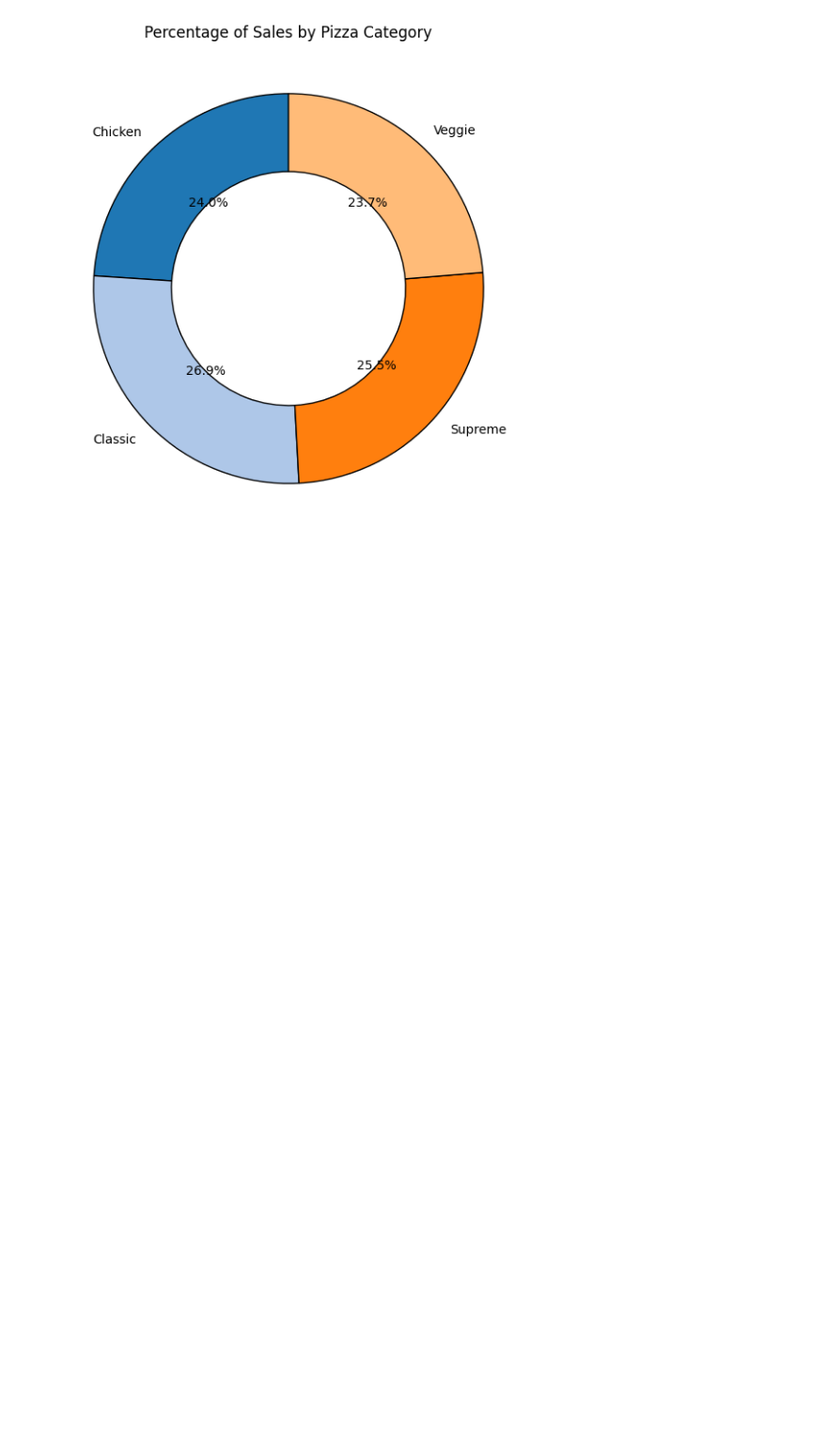
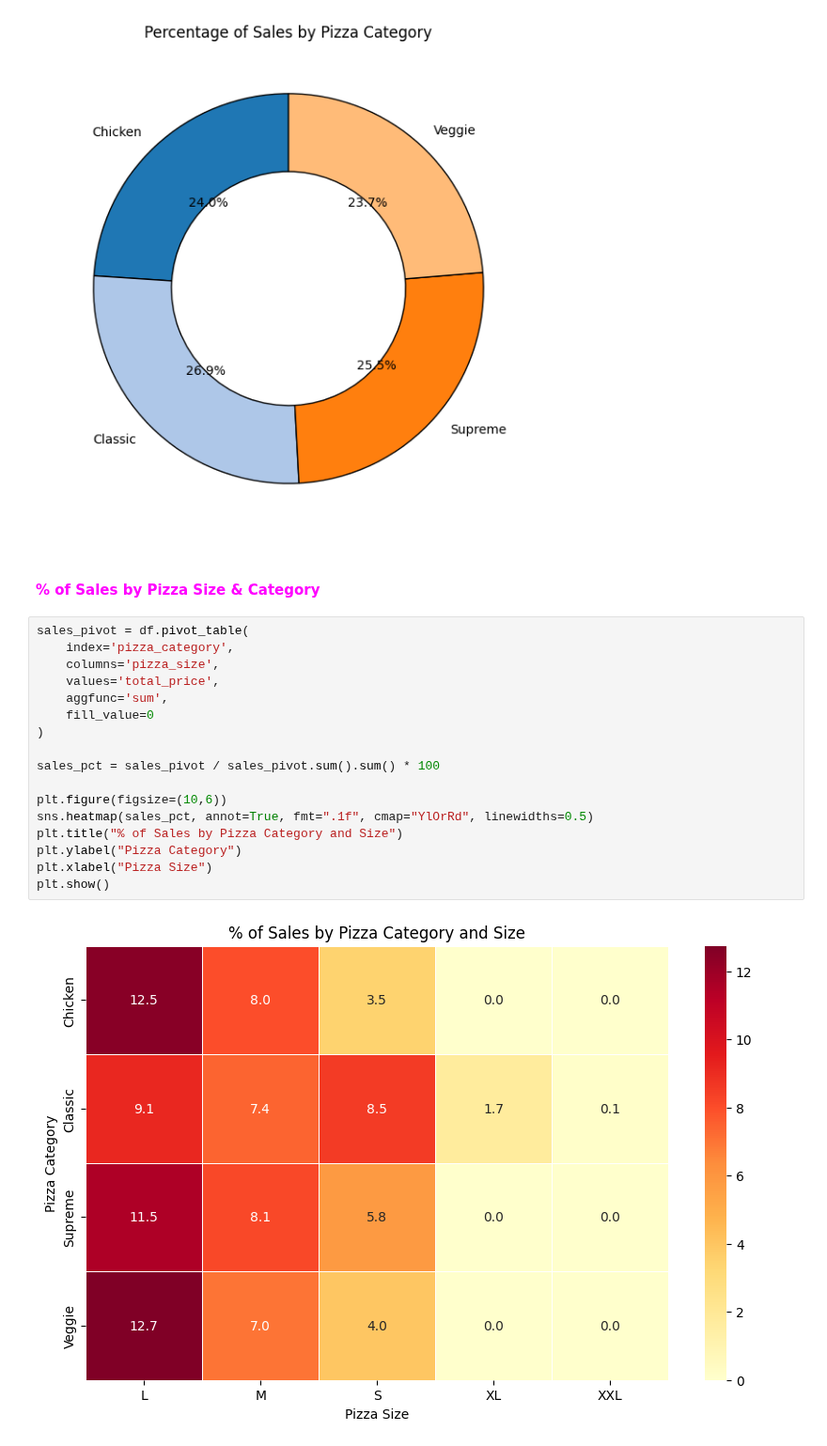
Before and after one commit to AnkitBhagat17/Data_Visualization, a Jupyter notebook: Python Project/Pizaa_Sales.ipynb, the cells around one changed output. Shown at 94% size. Cells and saved outputs as stored; diff of their text form; blank space fills up the shorter version.

Commit message:
Chart's

```diff
--- a/Python Project/Pizaa_Sales.ipynb
+++ b/Python Project/Pizaa_Sales.ipynb
@@ -295,3 +295,24 @@ plt.title("Percentage of Sales by Pizza Category")
 plt.show()
 # %% [output]
 [figure]
+# %% [markdown]
+<h4 style='color:Magenta;'><b>% of Sales by  Pizza Size & Category</b></h4>
+# %%
+sales_pivot = df.pivot_table(
+    index='pizza_category',
+    columns='pizza_size',
+    values='total_price',
+    aggfunc='sum',
+    fill_value=0
+)
+
+sales_pct = sales_pivot / sales_pivot.sum().sum() * 100
+
+plt.figure(figsize=(10,6))
+sns.heatmap(sales_pct, annot=True, fmt=".1f", cmap="YlOrRd", linewidths=0.5)
+plt.title("% of Sales by Pizza Category and Size")
+plt.ylabel("Pizza Category")
+plt.xlabel("Pizza Size")
+plt.show()
+# %% [output]
+[figure, added]
```
